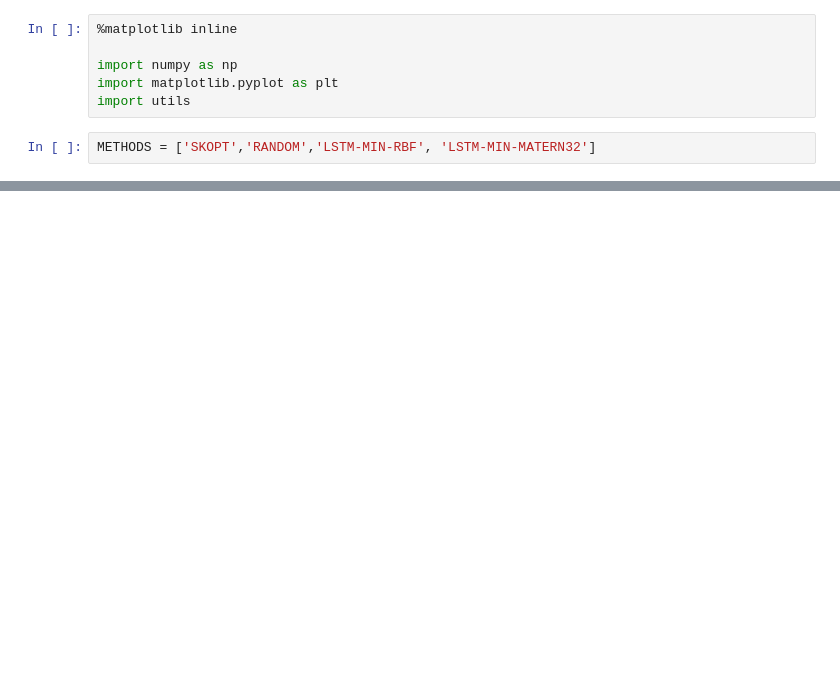
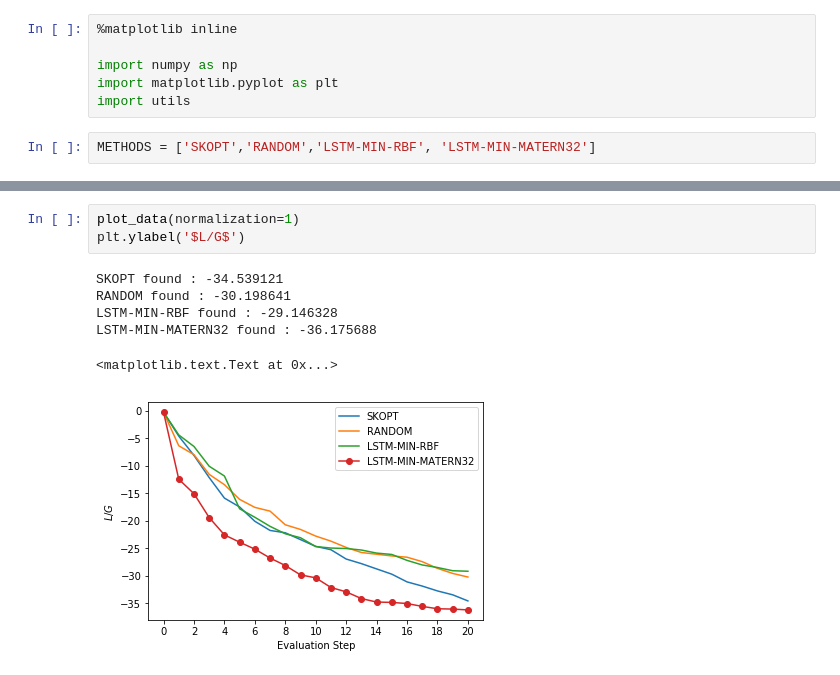
Before and after one commit to p16i/blackbox-optimization-using-rnns, a Jupyter notebook: airfoil-optimization.ipynb, the cells around one changed output, grey strips where cells are left out. Saved outputs shown, nothing was run; the diff lists cells and outputs as text; blank space fills up the shorter version.

```diff
--- a/airfoil-optimization.ipynb
+++ b/airfoil-optimization.ipynb
@@ -43,0 +41,10 @@ load_data('LSTM-MIN-RBF').shape
+# %%
+plot_data(normalization=1)
+plt.ylabel('$L/G$')
+# %% [output]
+SKOPT found : -34.539121
+RANDOM found : -30.198641
+LSTM-MIN-RBF found : -29.146328
+LSTM-MIN-MATERN32 found : -36.175688
+<matplotlib.text.Text at 0x...>
+[figure, added]
```
Also changed, not shown: parts of 3 cells of this notebook, 19 other files.
